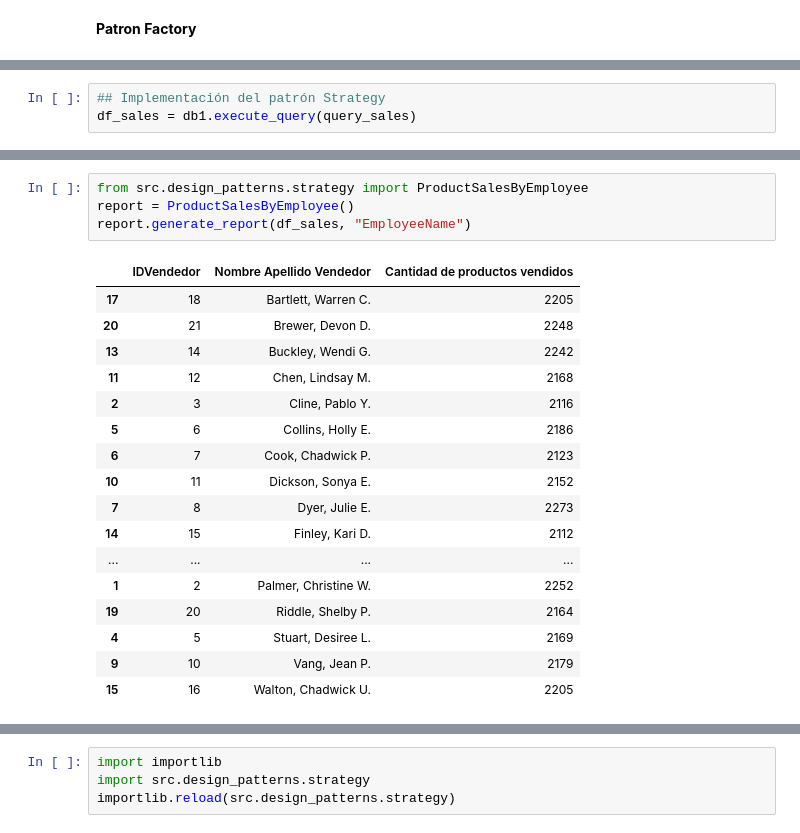
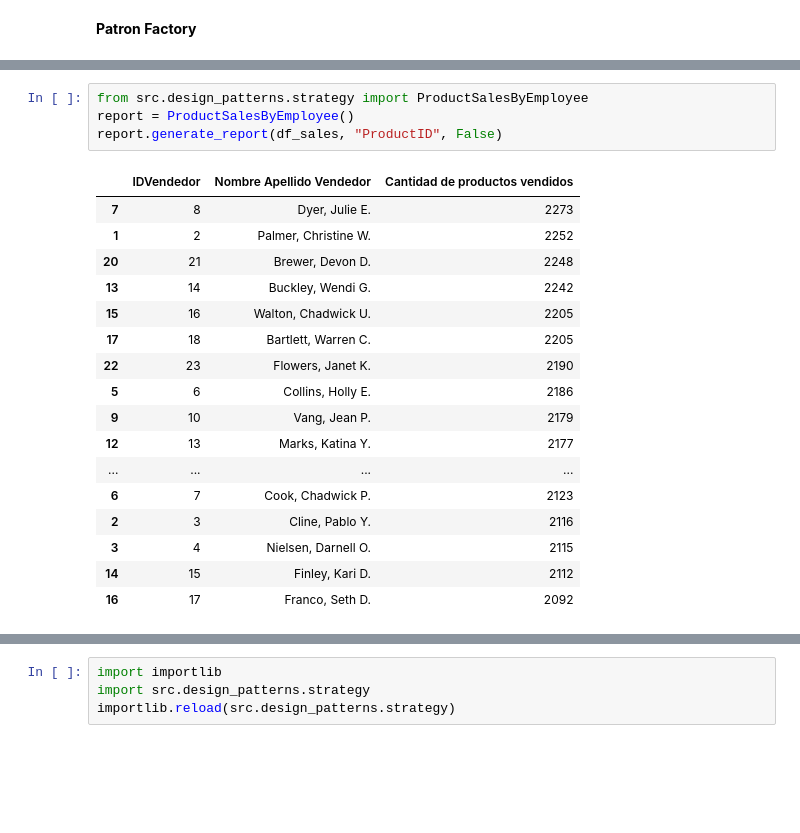
Before and after one commit to veronicajujuy/proyecto-final, a Jupyter notebook: main.ipynb, the cells around one changed output, grey strips where cells are left out. Saved outputs shown, nothing was run; the diff lists cells and outputs as text; blank space fills up the shorter version.

```diff
--- a/main.ipynb
+++ b/main.ipynb
@@ -119,3 +102,0 @@ join countries co on ci.CountryID = co.CountryID;
-# %%
-## Implementación del patrón Strategy
-df_sales = db1.execute_query(query_sales)
@@ -180,22 +157,22 @@ report.generate_report(df_sales,"EmployeeName")
 # %%
 from src.design_patterns.strategy import ProductSalesByEmployee
 report = ProductSalesByEmployee()
-report.generate_report(df_sales, "EmployeeName")
+report.generate_report(df_sales, "ProductID", False)
 # %% [output]
 |  | IDVendedor | Nombre Apellido Vendedor | Cantidad de productos vendidos |
-| 17 | 18 | Bartlett, Warren C. | 2205 |
+| 7 | 8 | Dyer, Julie E. | 2273 |
+| 1 | 2 | Palmer, Christine W. | 2252 |
 | 20 | 21 | Brewer, Devon D. | 2248 |
 | 13 | 14 | Buckley, Wendi G. | 2242 |
-| 11 | 12 | Chen, Lindsay M. | 2168 |
+| 15 | 16 | Walton, Chadwick U. | 2205 |
+| 17 | 18 | Bartlett, Warren C. | 2205 |
+| 22 | 23 | Flowers, Janet K. | 2190 |
+| 5 | 6 | Collins, Holly E. | 2186 |
+| 9 | 10 | Vang, Jean P. | 2179 |
+| 12 | 13 | Marks, Katina Y. | 2177 |
+| ... | ... | ... | ... |
+| 6 | 7 | Cook, Chadwick P. | 2123 |
 | 2 | 3 | Cline, Pablo Y. | 2116 |
-| 5 | 6 | Collins, Holly E. | 2186 |
-| 6 | 7 | Cook, Chadwick P. | 2123 |
-| 10 | 11 | Dickson, Sonya E. | 2152 |
-| 7 | 8 | Dyer, Julie E. | 2273 |
+| 3 | 4 | Nielsen, Darnell O. | 2115 |
 | 14 | 15 | Finley, Kari D. | 2112 |
-| ... | ... | ... | ... |
-| 1 | 2 | Palmer, Christine W. | 2252 |
-| 19 | 20 | Riddle, Shelby P. | 2164 |
-| 4 | 5 | Stuart, Desiree L. | 2169 |
-| 9 | 10 | Vang, Jean P. | 2179 |
-| 15 | 16 | Walton, Chadwick U. | 2205 |
+| 16 | 17 | Franco, Seth D. | 2092 |
```
Also changed, not shown: parts of 10 cells of this notebook, 14 other files.
